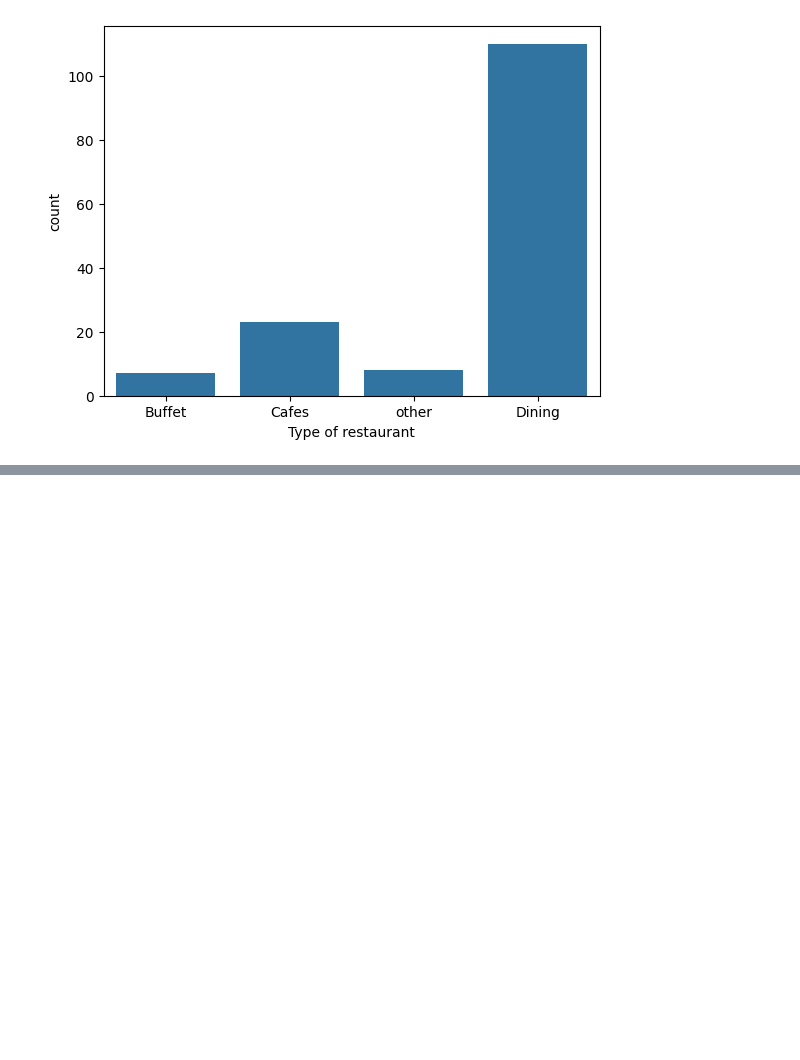
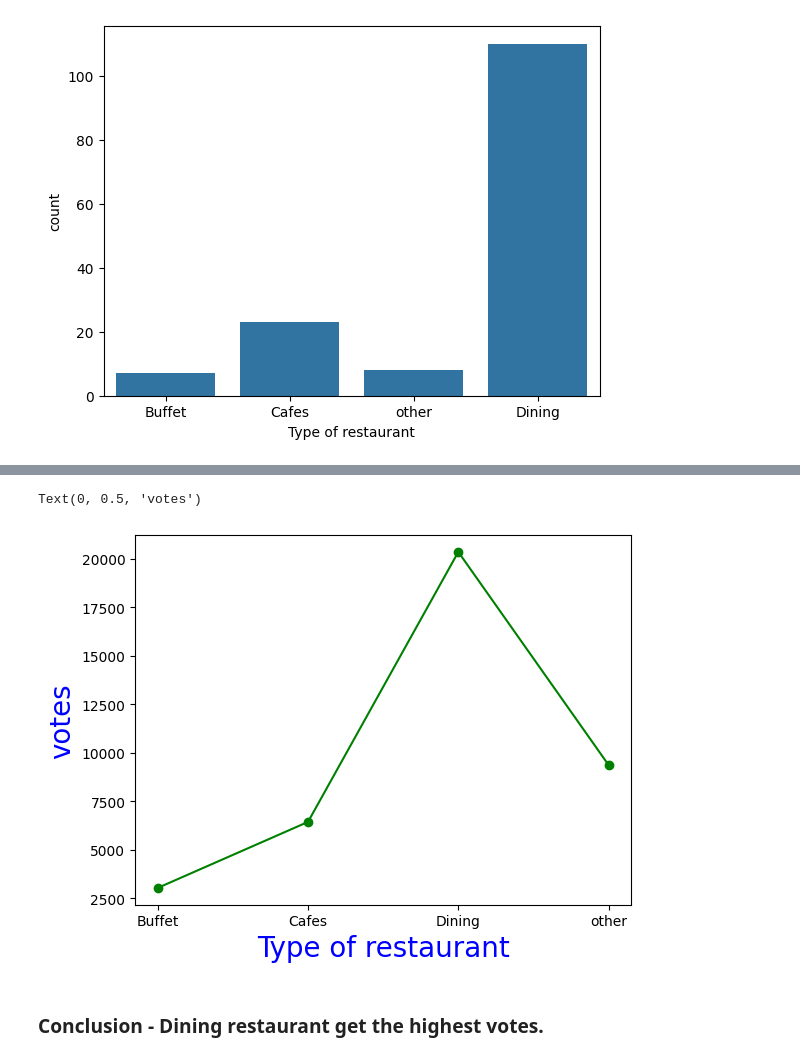
Before and after one commit to itanishajain/Zomato-Vision, a Jupyter notebook: data.ipynb, the cells around one changed output, grey strips where cells are left out. Saved outputs shown, nothing was run; the diff lists cells and outputs as text; code cells hidden in the pictures; blank space fills up the shorter version.

```diff
--- a/data.ipynb
+++ b/data.ipynb
@@ -97,0 +107,11 @@ Conclusion - Majority of the restaurant falls in ding category
+# %%
+group_data = df.groupby('listed_in(type)')['votes'].sum()
+result = pd.DataFrame({'votes':group_data})
+plt.plot(result, c="green", marker="o")
+plt.xlabel("Type of restaurant", c="blue", size=20)
+plt.ylabel("votes", c="blue", size=20)
+# %% [output]
+Text(0, 0.5, 'votes')
+[figure, added]
+# %% [markdown]
+<h3>Conclusion - Dining restaurant get the highest votes.</h3>
```
Also changed, not shown: parts of 2 cells of this notebook.
